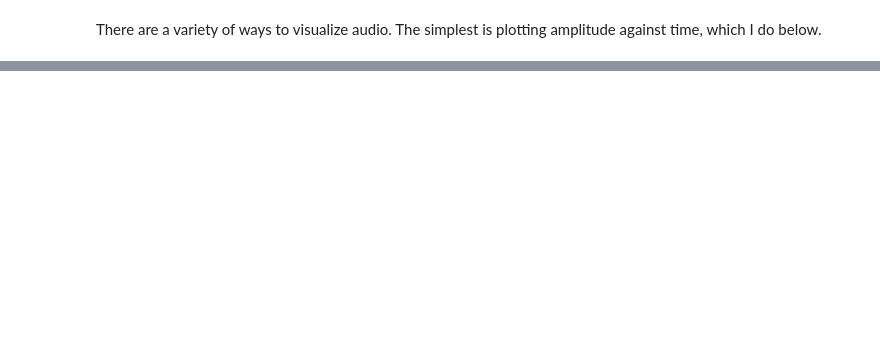
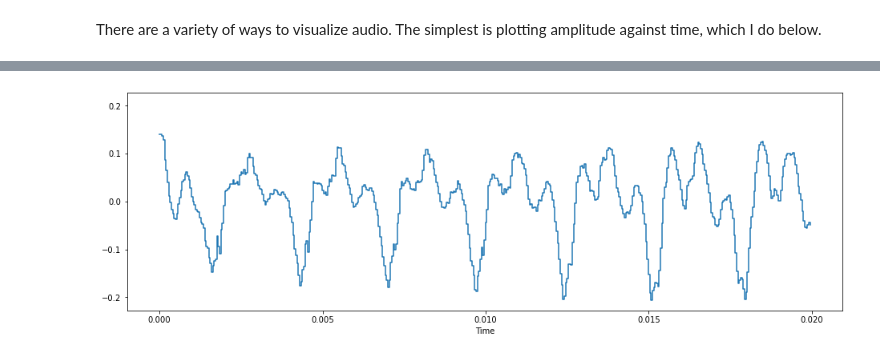
Before and after one commit to AlePouroullis/LoopQPrize, a Jupyter notebook: Challenge A/Challenge A.ipynb, the cells around one changed output, grey strips where cells are left out. Saved outputs shown, nothing was run; the diff lists cells and outputs as text; code cells hidden in the pictures; blank space fills up the shorter version.

```diff
--- a/Challenge A/Challenge A.ipynb
+++ b/Challenge A/Challenge A.ipynb
@@ -294,0 +325,11 @@ t
+# %%
+# Zooming into the audio file, displaying 500 random consecutive samples.
+freq_start = 20000
+duration_in_sec = 0.02
+duration_in_samples = int(duration_in_sec*sample_rate)
+freq_stop = freq_start + duration
+sample_of_signal = samples[freq_start:freq_stop]
+plt.figure(figsize=(16, 5))
+librosa.display.waveshow(sample_of_signal, sr=sample_rate);
+# %% [output]
+[figure, added]
```
Also changed, not shown: parts of 72 cells of this notebook.
